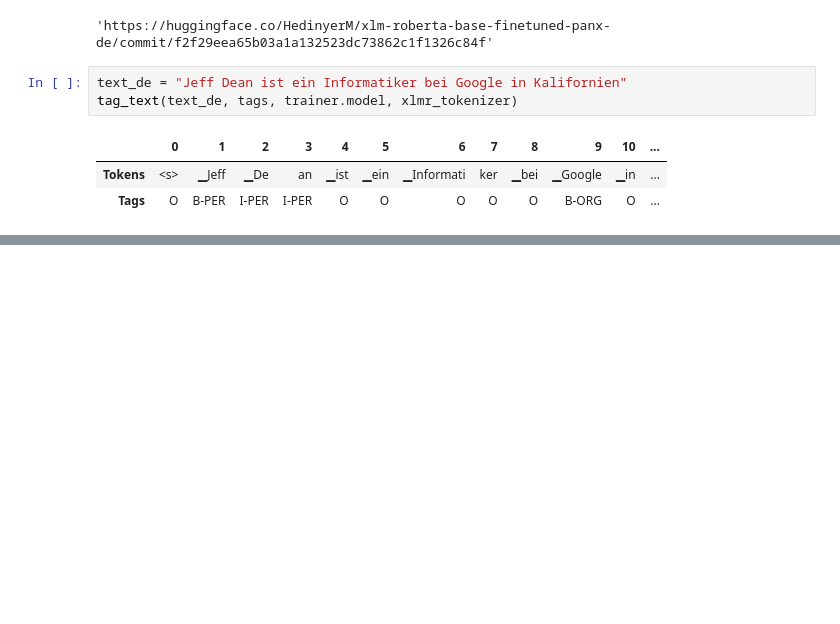
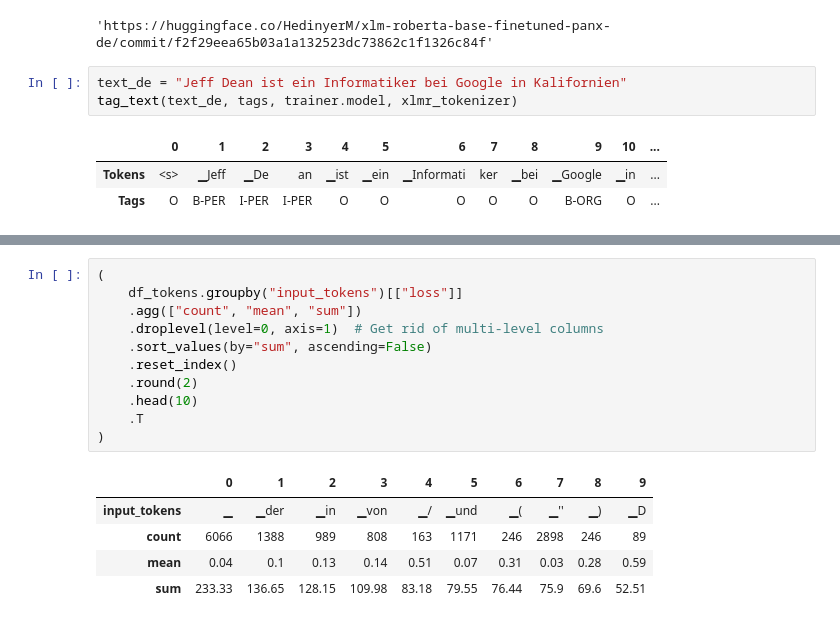
Before and after one commit to thereallexluttor/LLMS, a Jupyter notebook: chapter4.ipynb, the cells around one changed output, grey strips where cells are left out. Cells and saved outputs as stored; diff of their text form; blank space fills up the shorter version.

```diff
--- a/chapter4.ipynb
+++ b/chapter4.ipynb
@@ -367,0 +424,17 @@ tag_text(text_de, tags, trainer.model, xlmr_tokenizer)
+# %%
+(
+    df_tokens.groupby("input_tokens")[["loss"]]
+    .agg(["count", "mean", "sum"])
+    .droplevel(level=0, axis=1)  # Get rid of multi-level columns
+    .sort_values(by="sum", ascending=False)
+    .reset_index()
+    .round(2)
+    .head(10)
+    .T
+)
+# %% [output]
+|  | 0 | 1 | 2 | 3 | 4 | 5 | 6 | 7 | 8 | 9 |
+| input_tokens | ▁ | ▁der | ▁in | ▁von | ▁/ | ▁und | ▁( | ▁'' | ▁) | ▁D |
+| count | 6066 | 1388 | 989 | 808 | 163 | 1171 | 246 | 2898 | 246 | 89 |
+| mean | 0.04 | 0.1 | 0.13 | 0.14 | 0.51 | 0.07 | 0.31 | 0.03 | 0.28 | 0.59 |
+| sum | 233.33 | 136.65 | 128.15 | 109.98 | 83.18 | 79.55 | 76.44 | 75.9 | 69.6 | 52.51 |
```
Also changed, not shown: parts of 25 cells of this notebook, 1 other file.
